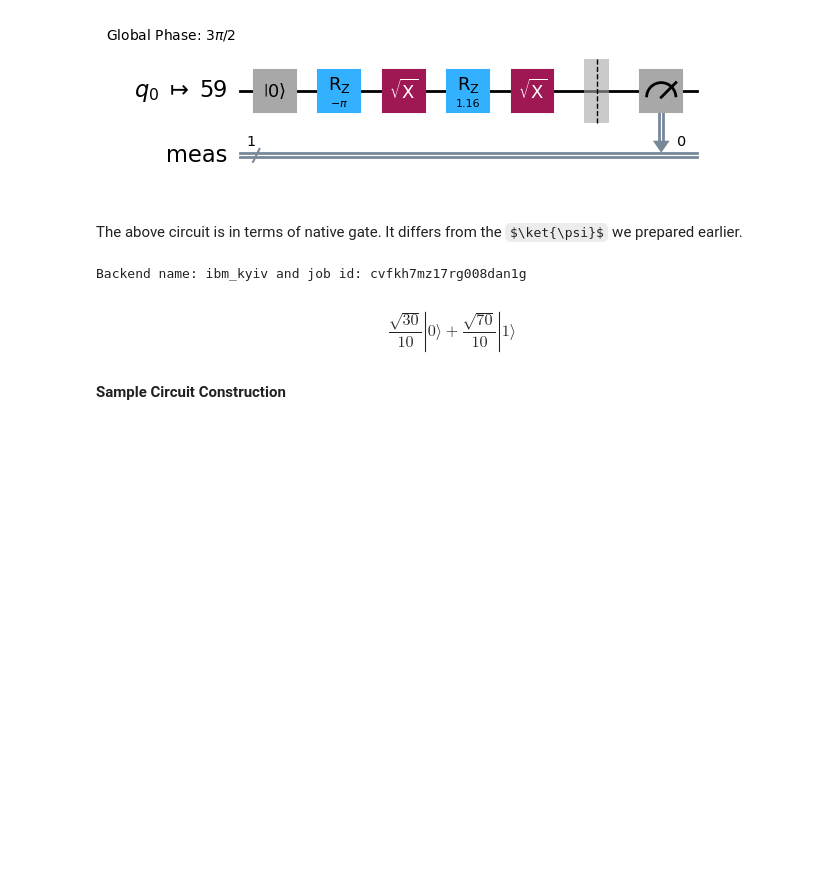
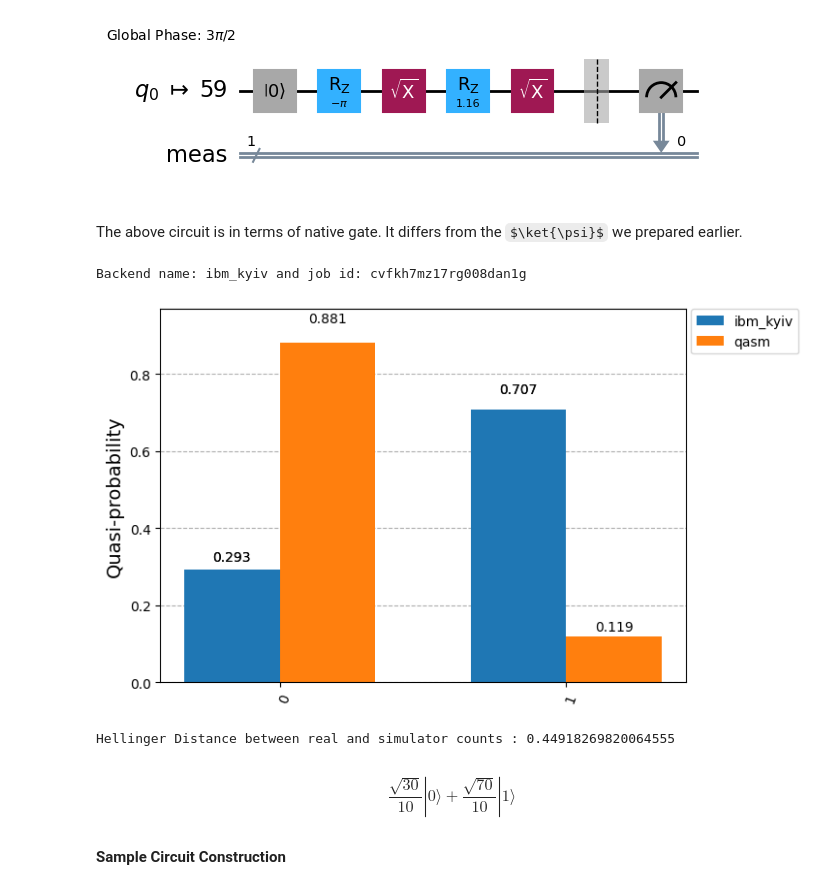
Before and after one commit to RajatSaha1106/Qiskit-Fundamentals, a Jupyter notebook: Experimental Quantum Embedding.ipynb, the cells around one changed output. Cells and saved outputs as stored; diff of their text form; code cells hidden in the pictures; some formulas as TeX source; blank space fills up the shorter version.

```diff
--- a/Experimental Quantum Embedding.ipynb
+++ b/Experimental Quantum Embedding.ipynb
@@ -333,6 +334,24 @@ with Session(backend=backend,service=service) as session:
 prob_real = {key: val / shots for key, val in counts_real.items()}
 # %% [output]
 Backend name: ibm_kyiv and job id: cvfkh7mz17rg008dan1g
+# %%
+job=service.job("cvfkh7mz17rg008dan1g")
+result=job.result()[0]
+counts_real=result.data.meas.get_counts()
+
+prob_real = {key: val / shots for key, val in counts_real.items()}
+# %%
+from qiskit.visualization import plot_distribution
+from qiskit.quantum_info import state_fidelity,hellinger_distance,hellinger_fidelity
+
+plot_distribution([counts_real,count_sim],legend=["ibm_kyiv","qasm"])
+# %% [output]
+[figure, added]
+# %%
+h_distance=hellinger_distance(count_sim,counts_real)
+print(f"Hellinger Distance between real and simulator counts : {h_distance}")
+# %% [output]
+Hellinger Distance between real and simulator counts : 0.44918269820064555
 # %%
 zeros=Statevector.from_label("0")
 qc.remove_final_measurements()
```
Also changed, not shown: parts of 3 cells of this notebook.
